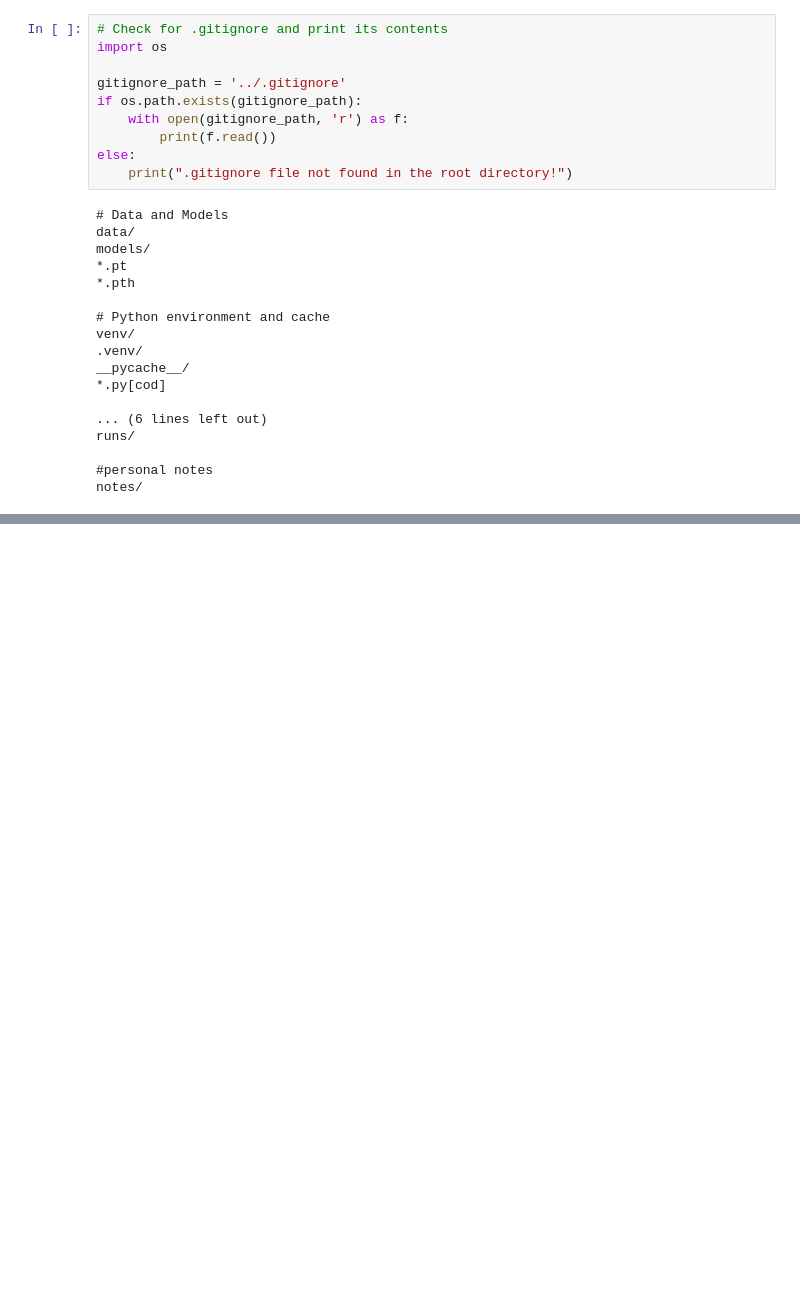
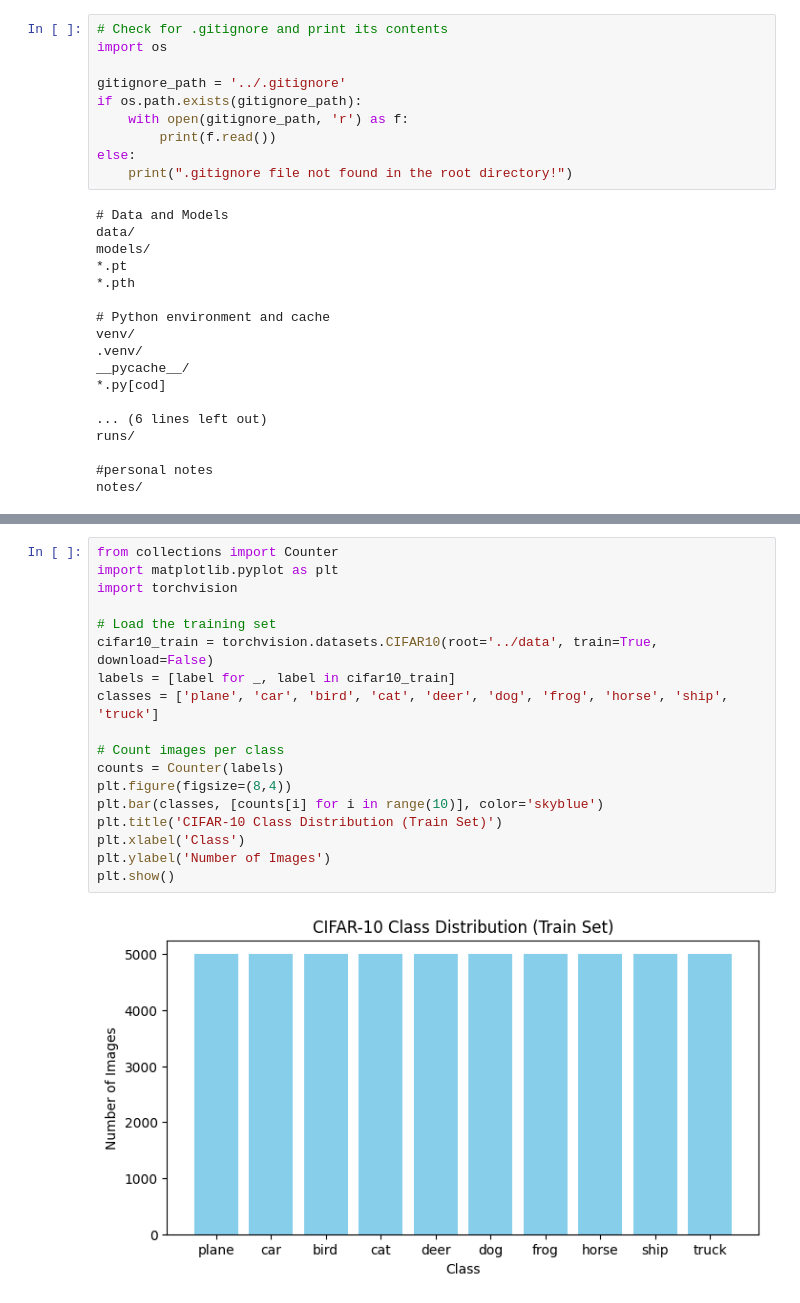
Before and after one commit to Gedamu-tinsae/cosi159a_hw1, a Jupyter notebook: notebooks/visualize_data.ipynb, the cells around one changed output, grey strips where cells are left out. Cells and saved outputs as stored; diff of their text form; blank space fills up the shorter version.

```diff
--- a/notebooks/visualize_data.ipynb
+++ b/notebooks/visualize_data.ipynb
@@ -101,0 +123,20 @@ notes/
+# %%
+from collections import Counter
+import matplotlib.pyplot as plt
+import torchvision
+
+# Load the training set
+cifar10_train = torchvision.datasets.CIFAR10(root='../data', train=True, download=False)
+labels = [label for _, label in cifar10_train]
+classes = ['plane', 'car', 'bird', 'cat', 'deer', 'dog', 'frog', 'horse', 'ship', 'truck']
+
+# Count images per class
+counts = Counter(labels)
+plt.figure(figsize=(8,4))
+plt.bar(classes, [counts[i] for i in range(10)], color='skyblue')
+plt.title('CIFAR-10 Class Distribution (Train Set)')
+plt.xlabel('Class')
+plt.ylabel('Number of Images')
+plt.show()
+# %% [output]
+[figure, added]
```
Also changed, not shown: parts of 8 cells of this notebook.
